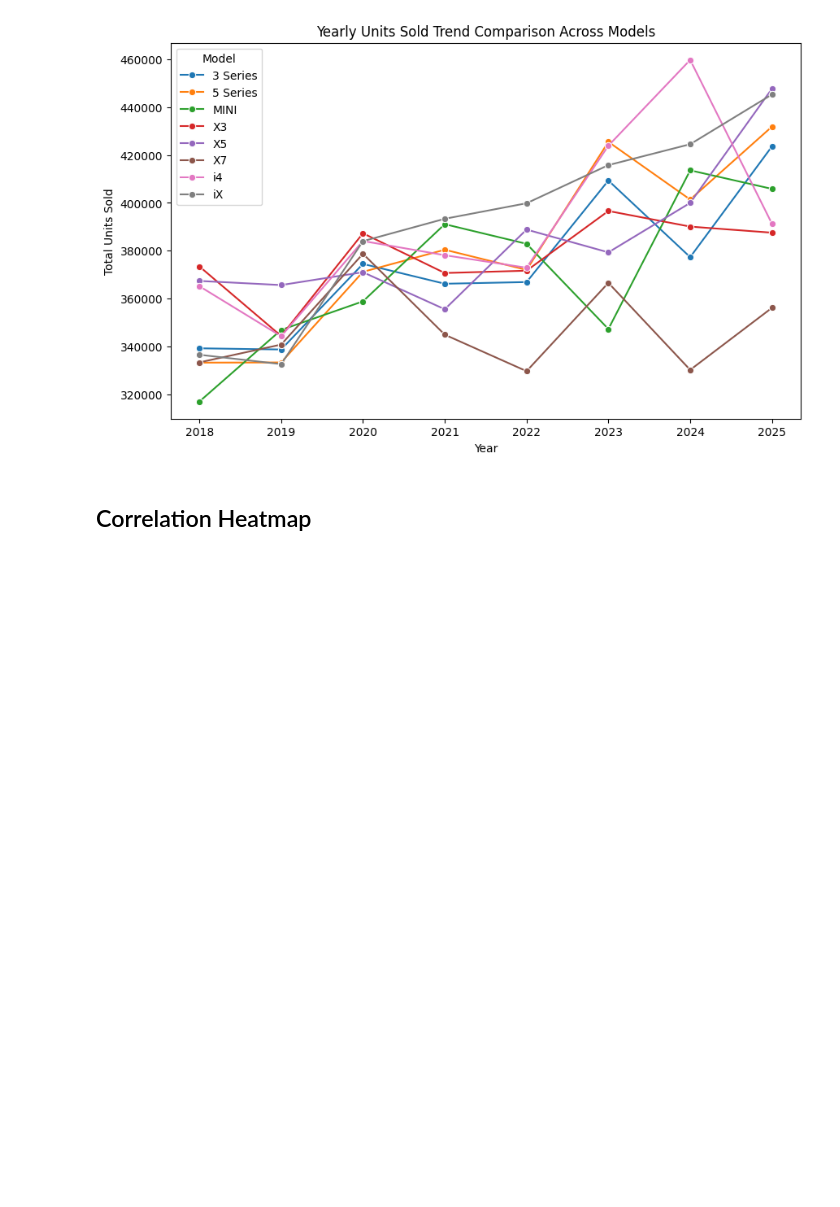
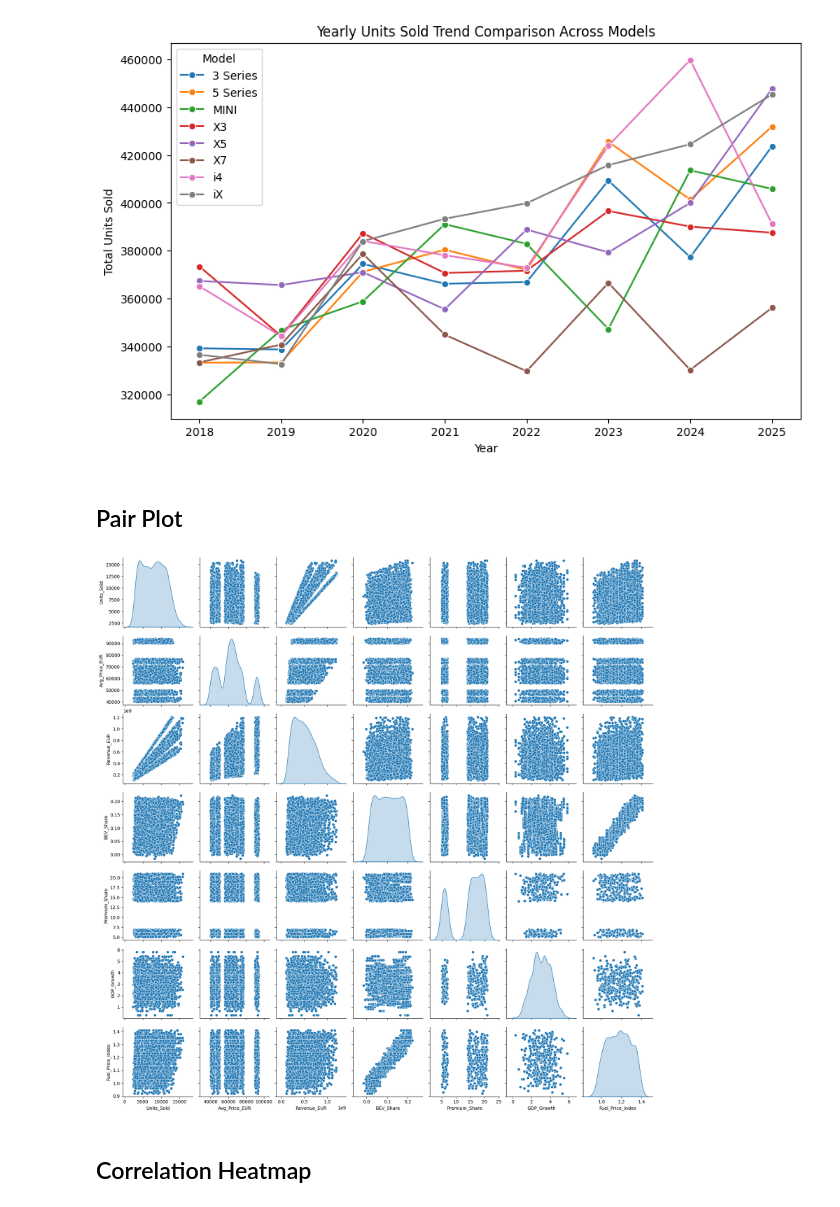
Before and after one commit to pasindu-piyumal/BMW-Global-Sales, a Jupyter notebook: analysis.ipynb, the cells around one changed output. Saved outputs shown, nothing was run; the diff lists cells and outputs as text; code cells hidden in the pictures; blank space fills up the shorter version.

Commit message:
create a pairplot

```diff
--- a/analysis.ipynb
+++ b/analysis.ipynb
@@ -399,6 +397,18 @@ plt.ylabel("Total Units Sold")
 plt.show()
 # %% [output]
 [figure]
+# %% [markdown]
+## Pair Plot
+# %%
+sns.pairplot(df_clean[['Units_Sold','Avg_Price_EUR','Revenue_EUR',
+                 'BEV_Share','Premium_Share',
+                 'GDP_Growth','Fuel_Price_Index']],
+             diag_kind='kde',
+             palette='husl')
+
+plt.show()
+# %% [output]
+[figure, added]
 # %% [markdown]
 ## Correlation Heatmap
 # %%
```
Also changed, not shown: parts of 4 cells of this notebook.
